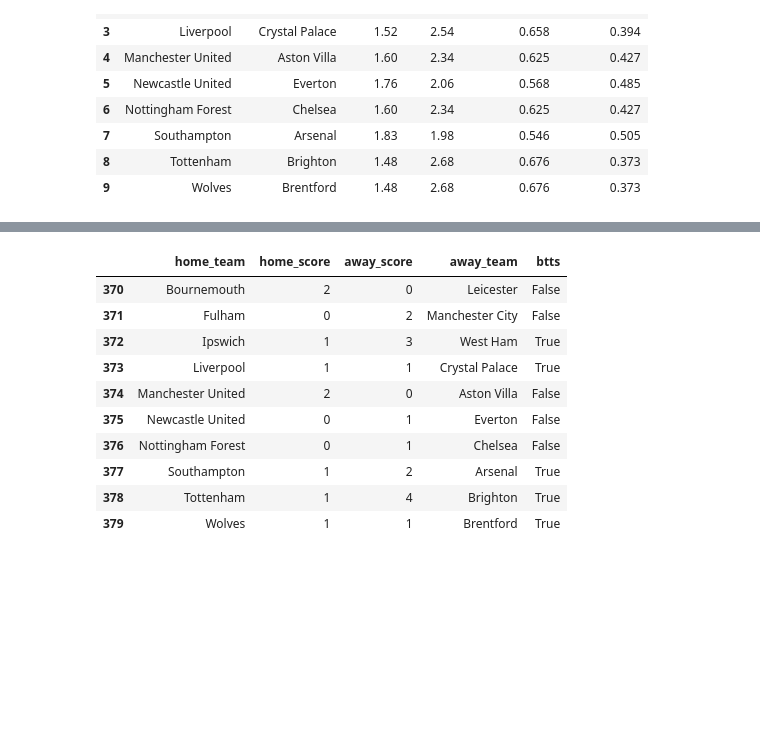
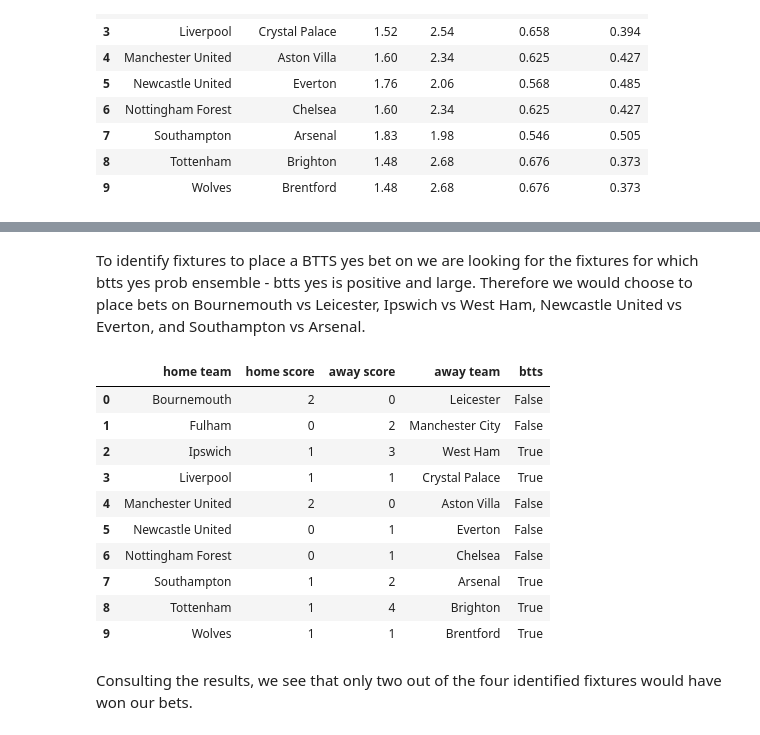
Before and after one commit to Nitram-codes/Football-Betting, a Jupyter notebook: Football BTTS betting fixture 38.ipynb, the cells around one changed output, grey strips where cells are left out. Saved outputs shown, nothing was run; the diff lists cells and outputs as text; code cells hidden in the pictures; blank space fills up the shorter version.

```diff
--- a/Football BTTS betting fixture 38.ipynb
+++ b/Football BTTS betting fixture 38.ipynb
@@ -109,14 +121,18 @@ final_fixtures_df.head(10)
+# %% [markdown]
+To identify fixtures to place a BTTS yes bet on we are looking for the fixtures for which btts yes prob ensemble - btts yes is positive and large. Therefore we would choose to place bets on Bournemouth vs Leicester, Ipswich vs West Ham, Newcastle United vs Everton, and Southampton vs Arsenal.
 # %%
-get_actual_results(match_data, gameweek=38)
+get_results(match_data, gameweek=38)
 # %% [output]
-|  | home_team | home_score | away_score | away_team | btts |
-| 370 | Bournemouth | 2 | 0 | Leicester | False |
-| 371 | Fulham | 0 | 2 | Manchester City | False |
-| 372 | Ipswich | 1 | 3 | West Ham | True |
-| 373 | Liverpool | 1 | 1 | Crystal Palace | True |
-| 374 | Manchester United | 2 | 0 | Aston Villa | False |
-| 375 | Newcastle United | 0 | 1 | Everton | False |
-| 376 | Nottingham Forest | 0 | 1 | Chelsea | False |
-| 377 | Southampton | 1 | 2 | Arsenal | True |
-| 378 | Tottenham | 1 | 4 | Brighton | True |
-| 379 | Wolves | 1 | 1 | Brentford | True |
+|  | home team | home score | away score | away team | btts |
+| 0 | Bournemouth | 2 | 0 | Leicester | False |
+| 1 | Fulham | 0 | 2 | Manchester City | False |
+| 2 | Ipswich | 1 | 3 | West Ham | True |
+| 3 | Liverpool | 1 | 1 | Crystal Palace | True |
+| 4 | Manchester United | 2 | 0 | Aston Villa | False |
+| 5 | Newcastle United | 0 | 1 | Everton | False |
+| 6 | Nottingham Forest | 0 | 1 | Chelsea | False |
+| 7 | Southampton | 1 | 2 | Arsenal | True |
+| 8 | Tottenham | 1 | 4 | Brighton | True |
+| 9 | Wolves | 1 | 1 | Brentford | True |
+# %% [markdown]
+Consulting the results, we see that only two out of the four identified fixtures would have won our bets.
```
Also changed, not shown: parts of 15 cells of this notebook, 2 other files.
